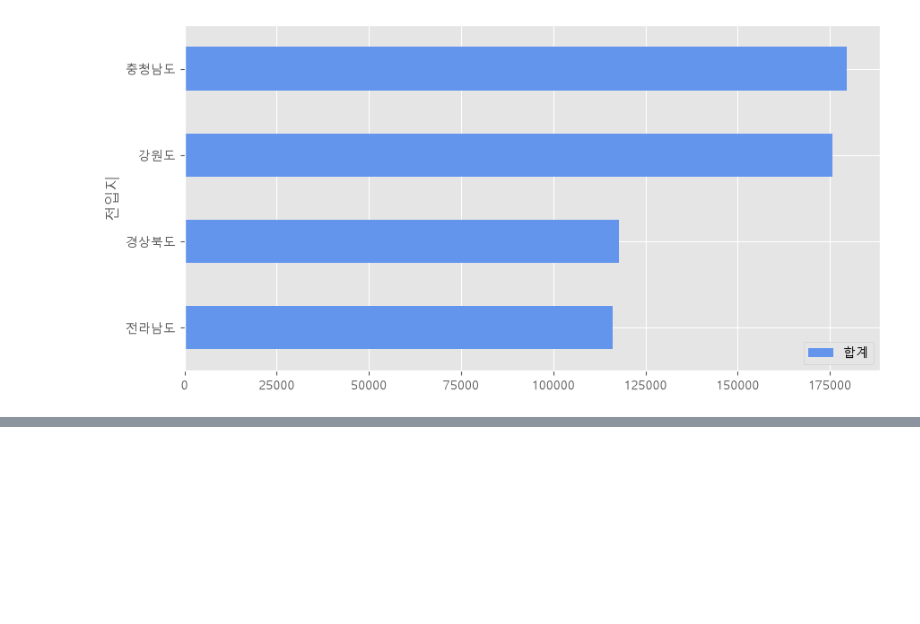
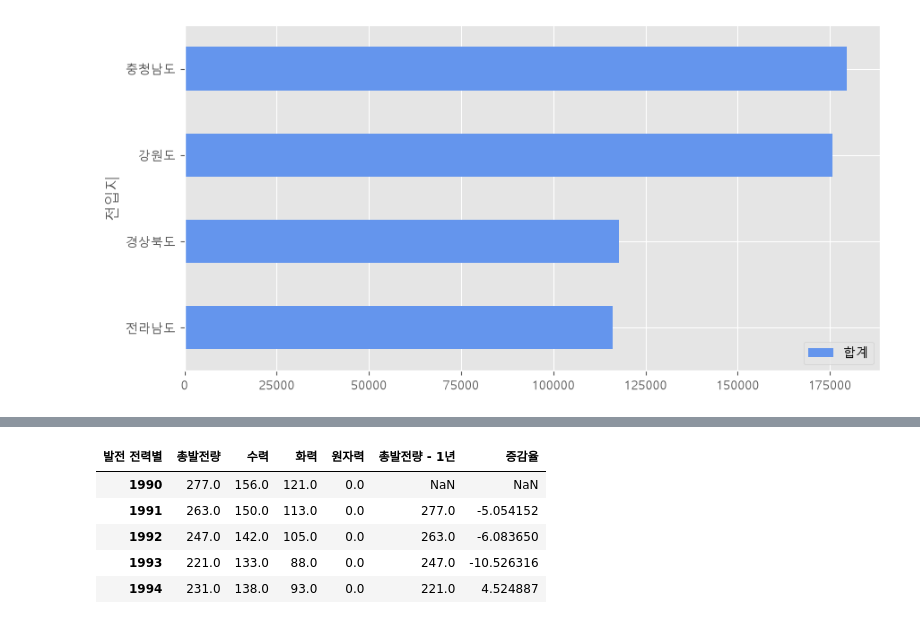
Before and after one commit to himzei/18_data_analytics, a Jupyter notebook: 01_matplotlib.ipynb, the cells around one changed output, grey strips where cells are left out. Cells and saved outputs as stored; diff of their text form; code cells hidden in the pictures; blank space fills up the shorter version.

```diff
--- a/01_matplotlib.ipynb
+++ b/01_matplotlib.ipynb
@@ -643,0 +688,7 @@ plt.show()
+# %%
+# df.columns
+for col in df.columns:
+    df[col] = df[col].replace("-", "0")
+
+print(df.head())
+print(df.info())
@@ -643,0 +758,10 @@ plt.show()
+# %%
+df["증감율"] = ((df["총발전량"] / df["총발전량 - 1년"]) - 1) * 100
+df.head()
+# %% [output]
+| 발전 전력별 | 총발전량 | 수력 | 화력 | 원자력 | 총발전량 - 1년 | 증감율 |
+| 1990 | 277.0 | 156.0 | 121.0 | 0.0 | NaN | NaN |
+| 1991 | 263.0 | 150.0 | 113.0 | 0.0 | 277.0 | -5.054152 |
+| 1992 | 247.0 | 142.0 | 105.0 | 0.0 | 263.0 | -6.083650 |
+| 1993 | 221.0 | 133.0 | 88.0 | 0.0 | 247.0 | -10.526316 |
+| 1994 | 231.0 | 138.0 | 93.0 | 0.0 | 221.0 | 4.524887 |
```
Also changed, not shown: parts of 13 cells of this notebook, 1 other file.
